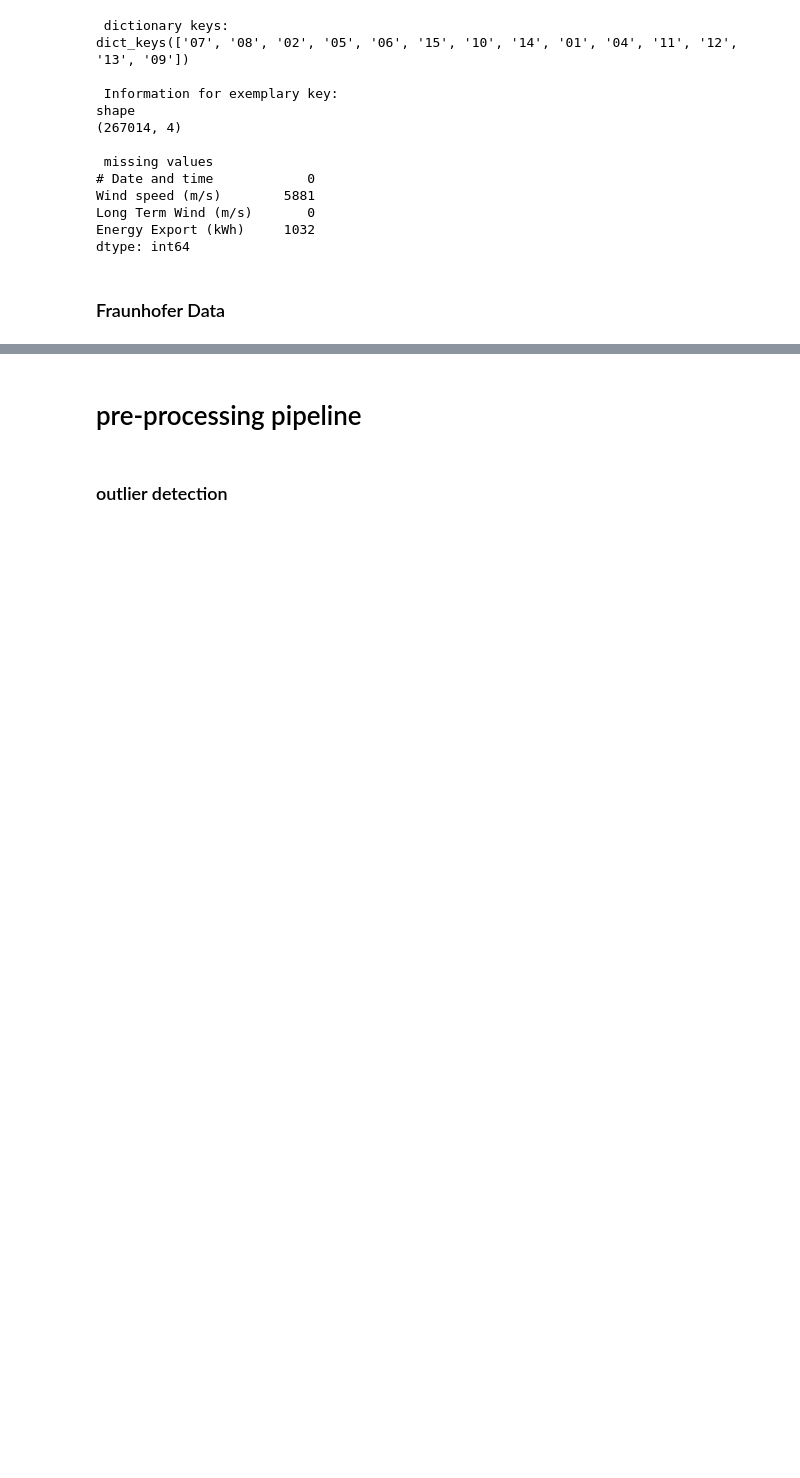
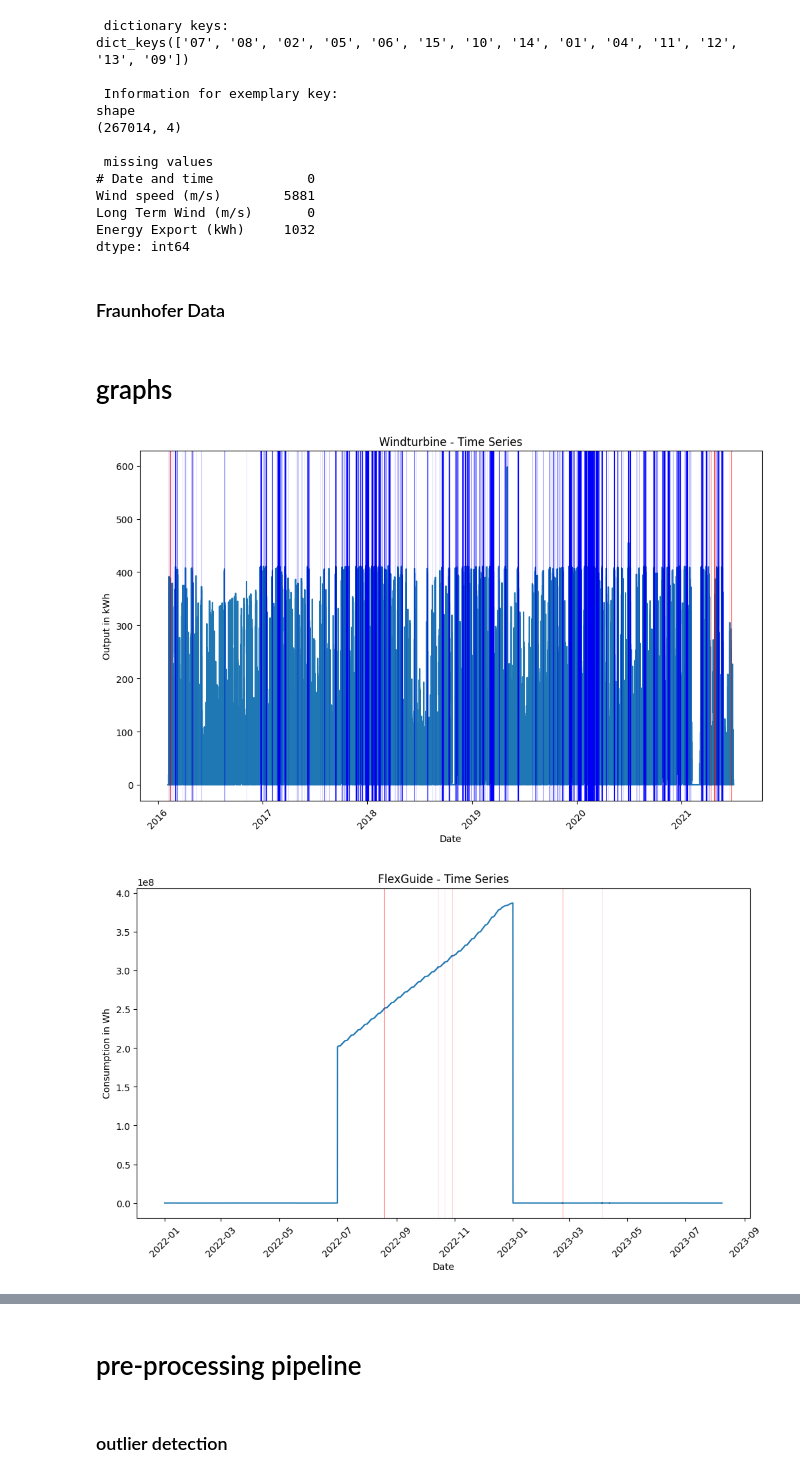
Before and after one commit to janbesler/Masterarbeit, a Jupyter notebook: src/0_Data_Pipeline.ipynb, the cells around one changed output, grey strips where cells are left out. Saved outputs shown, nothing was run; the diff lists cells and outputs as text; code cells hidden in the pictures; blank space fills up the shorter version.

Commit message:
graph renewal & NaN deletion

```diff
--- a/src/0_Data_Pipeline.ipynb
+++ b/src/0_Data_Pipeline.ipynb
@@ -192,3 +192,5 @@ def FraunhoferData_descriptive (df):
     # NA values
     print("\nNumber of missing Values:")
     print(ENIT_df.isna().sum())
+# %% [markdown]
+# graphs
@@ -194,0 +242,7 @@ def FraunhoferData_descriptive (df):
+# %%
+graph_plotting(Kelmarsh_df['6'], '# Date and time', 'Energy Export (kWh)', 'Windturbine')
+
+graph_plotting(FraunhoferData['Hiller'], 'Zeitstempel', '1.0 - Trafo 1 [Wh]', 'FlexGuide')
+# %% [output]
+[figure, added]
+[figure, added]
```
Also changed, not shown: parts of 13 cells of this notebook, 9 other files.
